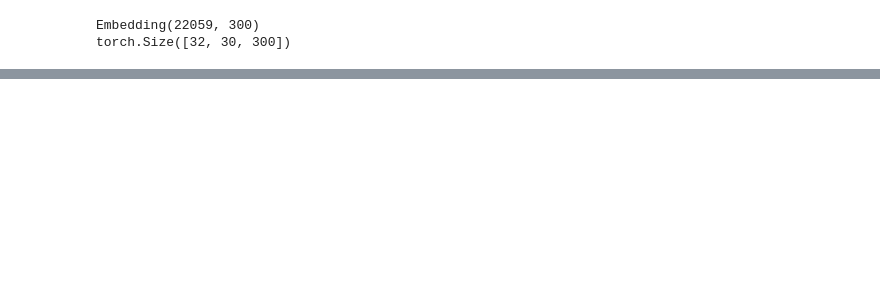
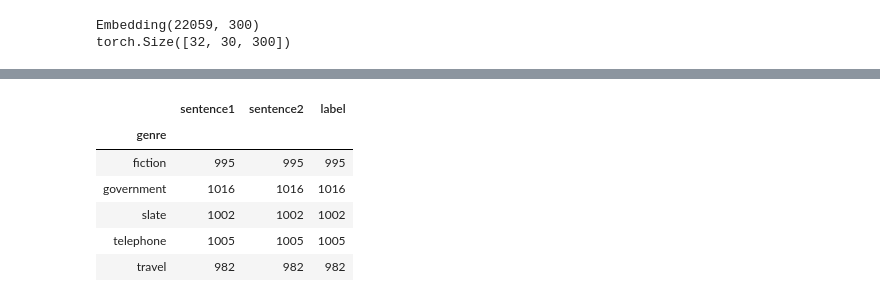
Before and after one commit to iyengarlekha/BOW-model-for-Natural-Language-Inference, a Jupyter notebook: Dataloader.ipynb, the cells around one changed output, grey strips where cells are left out. Cells and saved outputs as stored; diff of their text form; code cells hidden in the pictures; blank space fills up the shorter version.

```diff
--- a/Dataloader.ipynb
+++ b/Dataloader.ipynb
@@ -157,0 +185,10 @@ embedding size = (batch size * max sentence length * embedding dim)
+# %%
+mnli_val_data.groupby('genre').count()
+# %% [output]
+|  | sentence1 | sentence2 | label |
+| genre |  |  |  |
+| fiction | 995 | 995 | 995 |
+| government | 1016 | 1016 | 1016 |
+| slate | 1002 | 1002 | 1002 |
+| telephone | 1005 | 1005 | 1005 |
+| travel | 982 | 982 | 982 |
```
Also changed, not shown: parts of 29 cells of this notebook.
